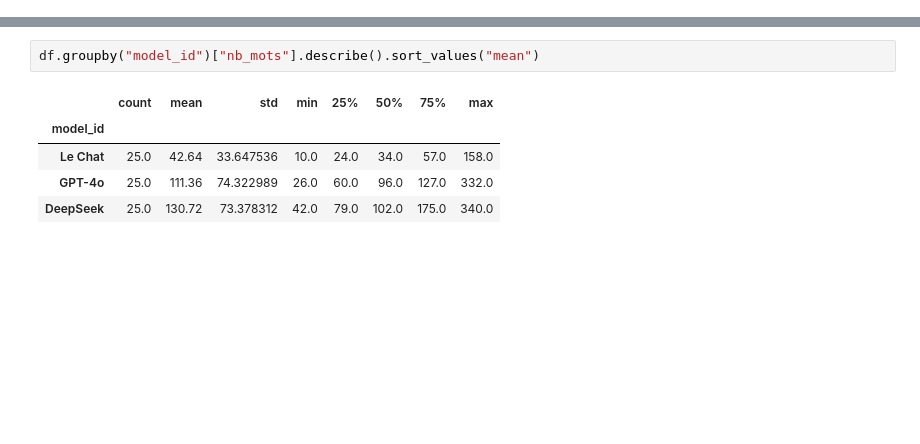
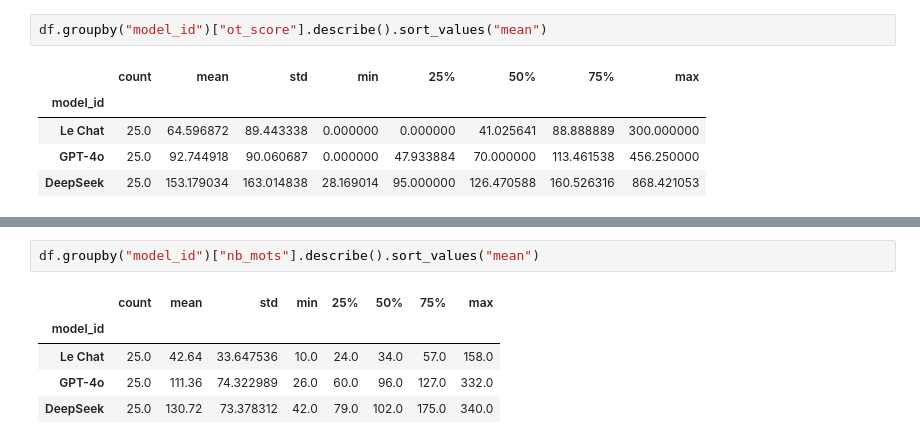
Before and after one commit to dieuantoine/aiter, a Jupyter notebook: analysis/notebooks/scores_analysis.ipynb, the cells around one changed output, grey strips where cells are left out. Drawn from its saved outputs; the diff is of its cells as text; blank space fills up the shorter version.

```diff
--- a/analysis/notebooks/scores_analysis.ipynb
+++ b/analysis/notebooks/scores_analysis.ipynb
@@ -47,0 +50,8 @@ df.groupby("model_id")["score"].describe().sort_values("mean")
+# %%
+df.groupby("model_id")["ot_score"].describe().sort_values("mean")
+# %% [output]
+|  | count | mean | std | min | 25% | 50% | 75% | max |
+| model_id |  |  |  |  |  |  |  |  |
+| Le Chat | 25.0 | 64.596872 | 89.443338 | 0.000000 | 0.000000 | 41.025641 | 88.888889 | 300.000000 |
+| GPT-4o | 25.0 | 92.744918 | 90.060687 | 0.000000 | 47.933884 | 70.000000 | 113.461538 | 456.250000 |
+| DeepSeek | 25.0 | 153.179034 | 163.014838 | 28.169014 | 95.000000 | 126.470588 | 160.526316 | 868.421053 |
```
Also changed, not shown: parts of 8 cells of this notebook, 8 other files.
